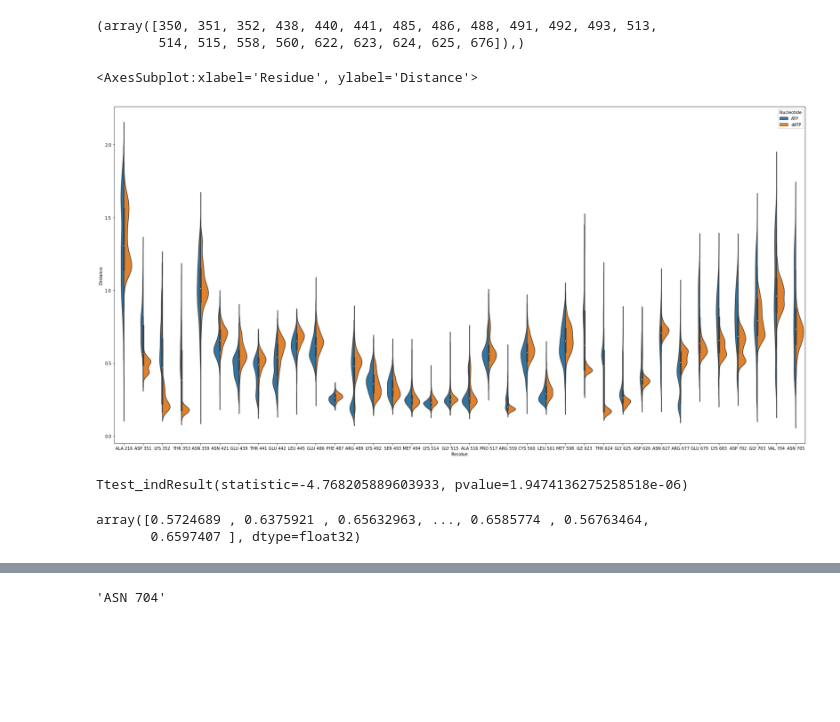
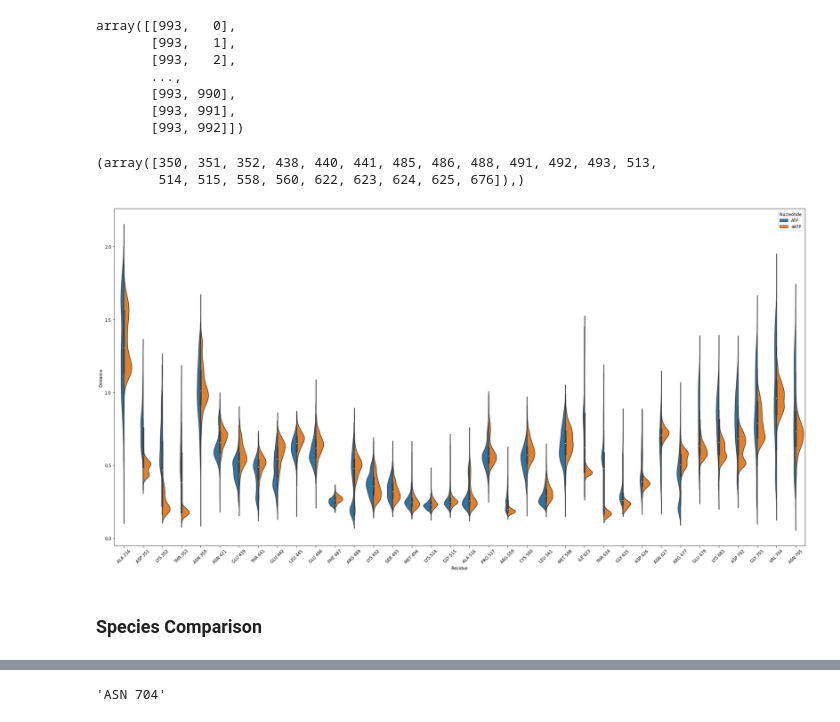
Before and after one commit to cmrg-lab/serca-atp-datp, a Jupyter notebook: simulation_structures/quick_analysis/Trajectory_domain_analysis.ipynb, the cells around one changed output, grey strips where cells are left out. Cells and saved outputs as stored; diff of their text form; code cells hidden in the pictures; blank space fills up the shorter version.

```diff
--- a/simulation_structures/quick_analysis/Trajectory_domain_analysis.ipynb
+++ b/simulation_structures/quick_analysis/Trajectory_domain_analysis.ipynb
@@ -44,8 +48,9 @@ N_domain = original_3W5A_ATP.atom_slice(N_domain_inds_ATP, inplace = False)
 # Compute the center of mass of the specified domains and calculate the euclidian distance between the centers of mass.
 original_ATP_A_N_dist = np.linalg.norm(md.compute_center_of_mass(A_domain) - md.compute_center_of_mass(N_domain), axis  = 1)
 # %%
+# dATP
 # Load in trajectory (note I used CPPTRAJ to first combine and strip the trajectories of the water)
-original_3W5A_dATP = md.load('../3W5A_dATP_original_new_nucleotide/amber/3W5A_original_dATP_strip_50.nc',top = '../3W5A_dATP_original_new_nucleotide/amber/3W5A_original_dATP_strip_top.parm7')
+original_3W5A_dATP = md.load('../3W5A_dATP_original_new_nucleotide/amber/3W5A_original_dATP_strip_150.nc',top = '../3W5A_dATP_original_new_nucleotide/amber/3W5A_original_dATP_strip_top.parm7')
 # Use selection criteria to find the atom indices of the regions of the domain that we care about
 IM_domain_inds_dATP = original_3W5A_dATP.top.select('resid 40 to 125 or resid 740 to 991 or resid 240 to 340')
 A_domain_inds_dATP = original_3W5A_dATP.top.select('resid 0 to 40 or resid 125 to 240')
@@ -210,0 +303,40 @@ plt.legend()
+# %%
+# Create dataframe to store the contact data in
+
+contact_df_column_names = ['Nucleotide','Residue','Frame','Distance']
+original_traj_len = len(original_3W5A_ATP)
+original_index_len = len(original_all_close_contacts)
+# Multiply by two for ATP and dATP
+original_all_contact_array = np.zeros((original_traj_len*original_index_len*2, 4))
+original_half_point = original_traj_len*original_index_len
+
+for i in range(original_index_len):
+    index = original_all_close_contacts[i]
+    start = i*original_traj_len
+    stop = (i+1)*original_traj_len
+    original_all_contact_array[start:stop,1] = int(index)
+    original_all_contact_array[start:stop,2] = np.arange(original_traj_len)
+    original_all_contact_array[start:stop,3] = contact_original_ATP_dist[:,index]
+
+    start = i*traj_len + original_half_point
+    stop = (i+1)*traj_len + original_half_point
+    original_all_contact_array[start:stop,1] = int(index)
+    original_all_contact_array[start:stop,2] = np.arange(original_traj_len)
+    original_all_contact_array[start:stop,3] = contact_original_dATP_dist[:,index]
+# %%
+original_contact_df = pd.DataFrame(original_all_contact_array, columns = contact_df_column_names)
+
+original_contact_df['Nucleotide'][0:original_half_point] = 'ATP'
+original_contact_df['Nucleotide'][original_half_point:2*original_half_point] = 'dATP'
+original_residue_list = ['empty']*len(original_contact_df)
+for i in range(original_half_point):
+
+    correct_index = int(original_contact_df.loc[i,'Residue'])
+
+    original_residue_list[i] = original_3W5A_ATP.top.residue(correct_index).name + ' {}'.format(correct_index+1)
+
+    correct_index = int(original_contact_df.loc[original_half_point+i,'Residue'])
+
+    original_residue_list[i+original_half_point] = original_3W5A_dATP.top.residue(correct_index).name + ' {}'.format(correct_index+1)
+
+original_contact_df['Residue'] = original_residue_list
@@ -238,3 +365,13 @@ array([[993,   0],
+# %%
+pairs_human
+# %% [output]
+array([[993,   0],
+       [993,   1],
+       [993,   2],
+       ...,
+       [993, 990],
+       [993, 991],
+       [993, 992]])
 # %%
 close_threshold = 0.35
 close_min_count = 1
@@ -289,15 +426,7 @@ contact_df['Residue'] = residue_list
 # %%
 plt.figure(figsize = (30,15))
 sns.violinplot(data=contact_df, x="Residue", y="Distance", hue="Nucleotide", split = True)
+plt.xticks(rotation=45)
+plt.show()
 # %% [output]
-<AxesSubplot:xlabel='Residue', ylabel='Distance'>
-[figure, old version]
+[figure, new version]
-# %%
-residue = 'ALA 216'
-
-stats.ttest_ind(contact_df[(contact_df.Residue == residue) &
-           (contact_df.Nucleotide == 'ATP')].Distance,
-                contact_df[(contact_df.Residue == residue) &
-           (contact_df.Nucleotide == 'dATP')].Distance)
-# %% [output]
-Ttest_indResult(statistic=-4.768205889603933, pvalue=1.9474136275258518e-06)
@@ -306,5 +433,2 @@ stats.ttest_ind()
-# %%
-contact_human_ATP_dist[:,487]
-# %% [output]
-array([0.5724689 , 0.6375921 , 0.65632963, ..., 0.6585774 , 0.56763464,
-       0.6597407 ], dtype=float32)
+# %% [markdown]
+### Species Comparison
```
Also changed, not shown: parts of 55 cells of this notebook.
